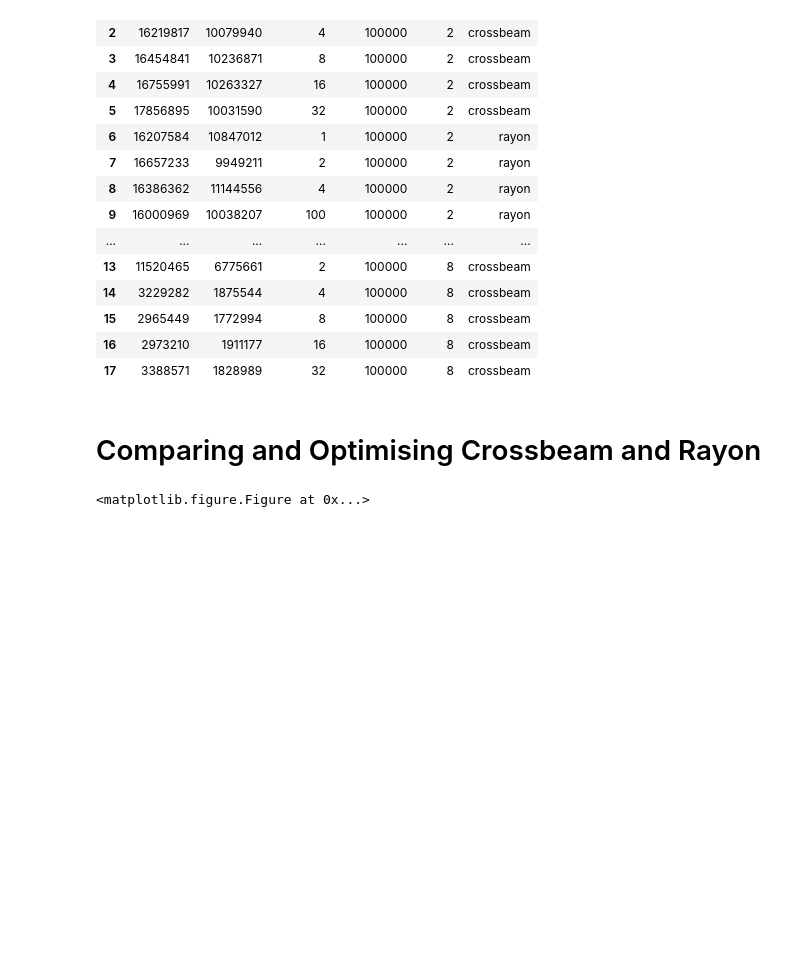
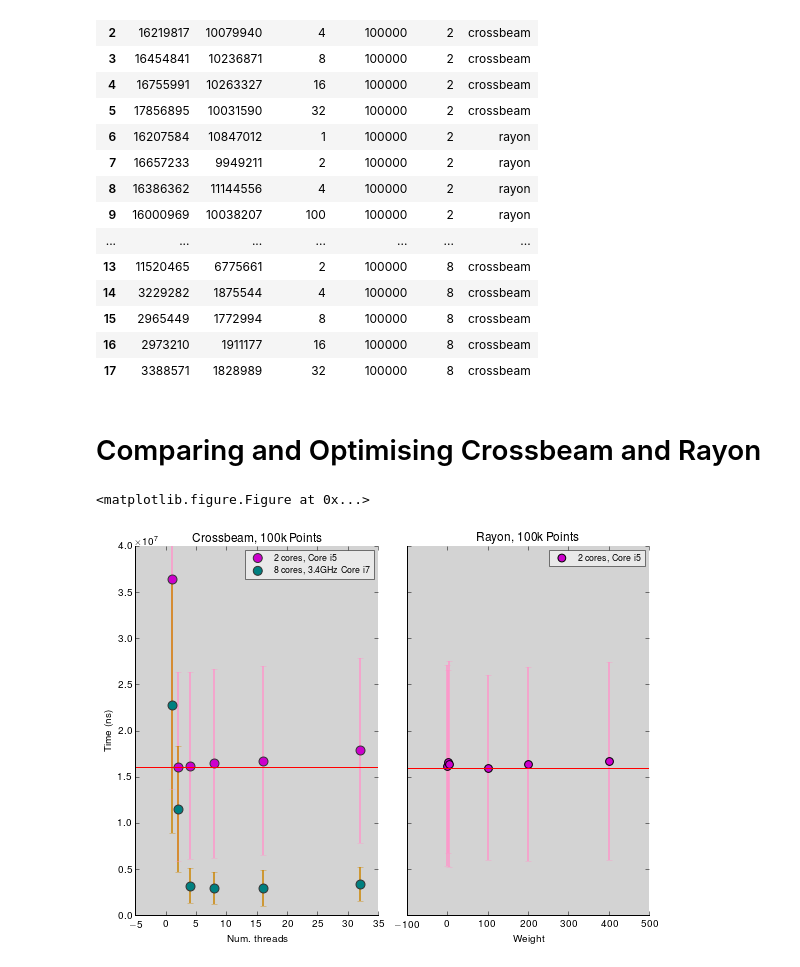
Before and after one commit to urschrei/lonlat_bng, a Jupyter notebook: rust_BNG.ipynb, the cells around one changed output. Saved outputs shown, nothing was run; the diff lists cells and outputs as text; code cells hidden in the pictures; blank space fills up the shorter version.

Commit message:
Use same colour for same processor in each plot

```diff
--- a/rust_BNG.ipynb
+++ b/rust_BNG.ipynb
@@ -409,7 +409,7 @@ plt.errorbar(df_cb_['ivariable'].values, df_cb_['time'].values, yerr=df_cb_['err
 # Legend
 leg = plt.legend(
     (threads, threads_),
-    ('2 cores, i5', '8 cores, i7'),
+    ('2 cores, Core i5', '8 cores, 3.4GHz Core i7'),
     loc='upper right',
     scatterpoints=1,
     fontsize=9)
@@ -428,36 +428,45 @@ plt.tight_layout()
 df_ry = df[(df.cores == 2) & (df.method == "rayon")]
 ax2 = fig.add_subplot(122, axisbg='#d3d3d3')
 rayon = plt.scatter(df_ry['ivariable'], df_ry['time'],
-    color='#006600',
+    color='#CC00CC',
     edgecolor='#000000',
     marker='o',
     lw=1,
     s=60,
     alpha=1.0,
     zorder=2,
 )
 ax2.set_ylim(0, 40000000)
 # pandas bug, so use .values
 plt.errorbar(df_ry['ivariable'].values, df_ry['time'].values, yerr=df_ry['error'].values,
     linestyle="None",
+    color='#ff96ca',
     lw=2.,
     alpha=0.75,
     zorder=1
 )
 plt.xlabel("Weight")
 ax2.set_yticklabels([])
 plt.axhline(df_ry.time.min(), color='red')
 ax2.spines['top'].set_visible(False)
 ax2.spines['right'].set_visible(False)
 plt.title("Rayon, 100k Points", fontsize=12)
 
+leg = plt.legend(
+    (rayon,),
+    ('2 cores, Core i5',),
+    loc='upper right',
+    scatterpoints=1,
+    fontsize=9)
+leg.get_frame().set_alpha(0.5)
 
 # output
 plt.tight_layout()
 plt.savefig(
     'crossbeam_v_rayon.png',
     format="png", bbox_inches='tight',
     alpha=True, dpi=100)
 plt.show()
 # %% [output]
 <matplotlib.figure.Figure at 0x...>
+[figure, added]
```
Also changed, not shown: 1 other file.
